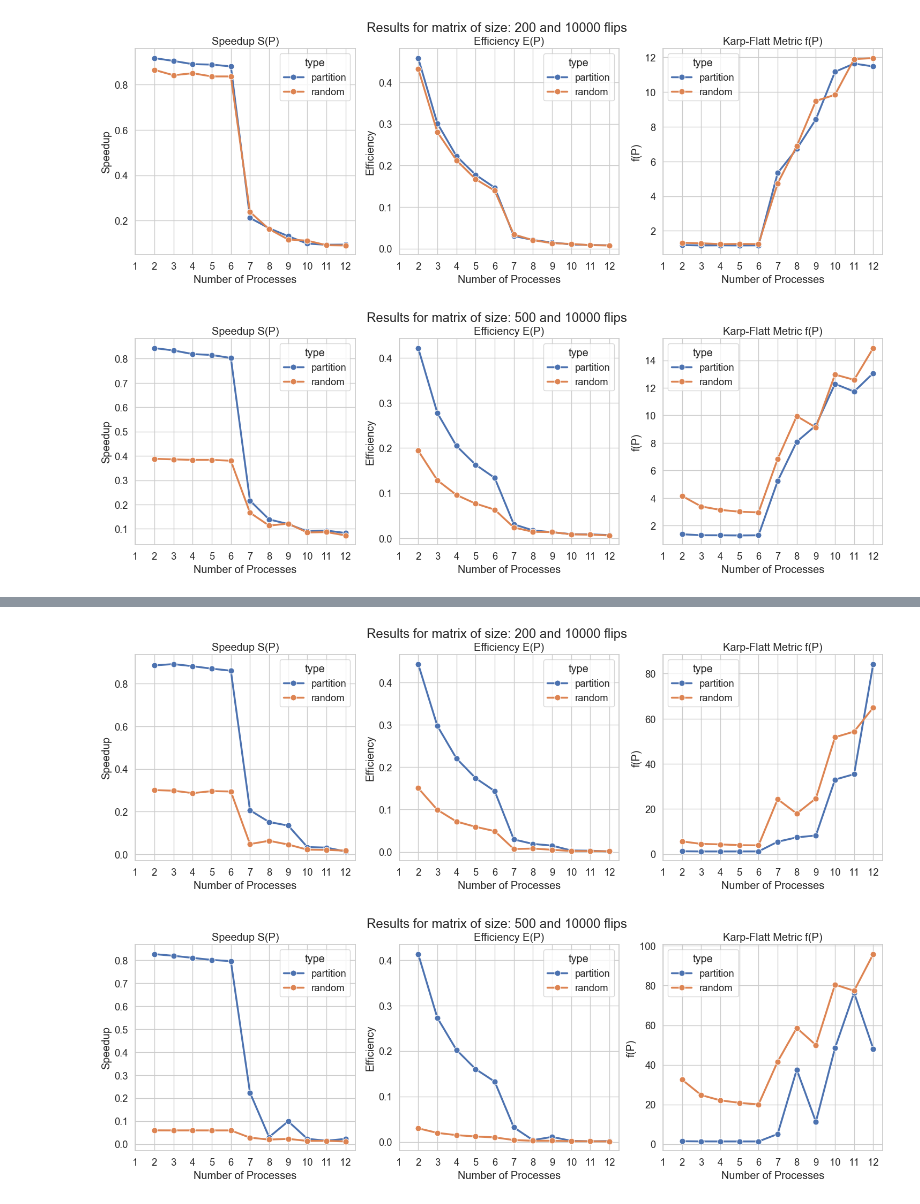
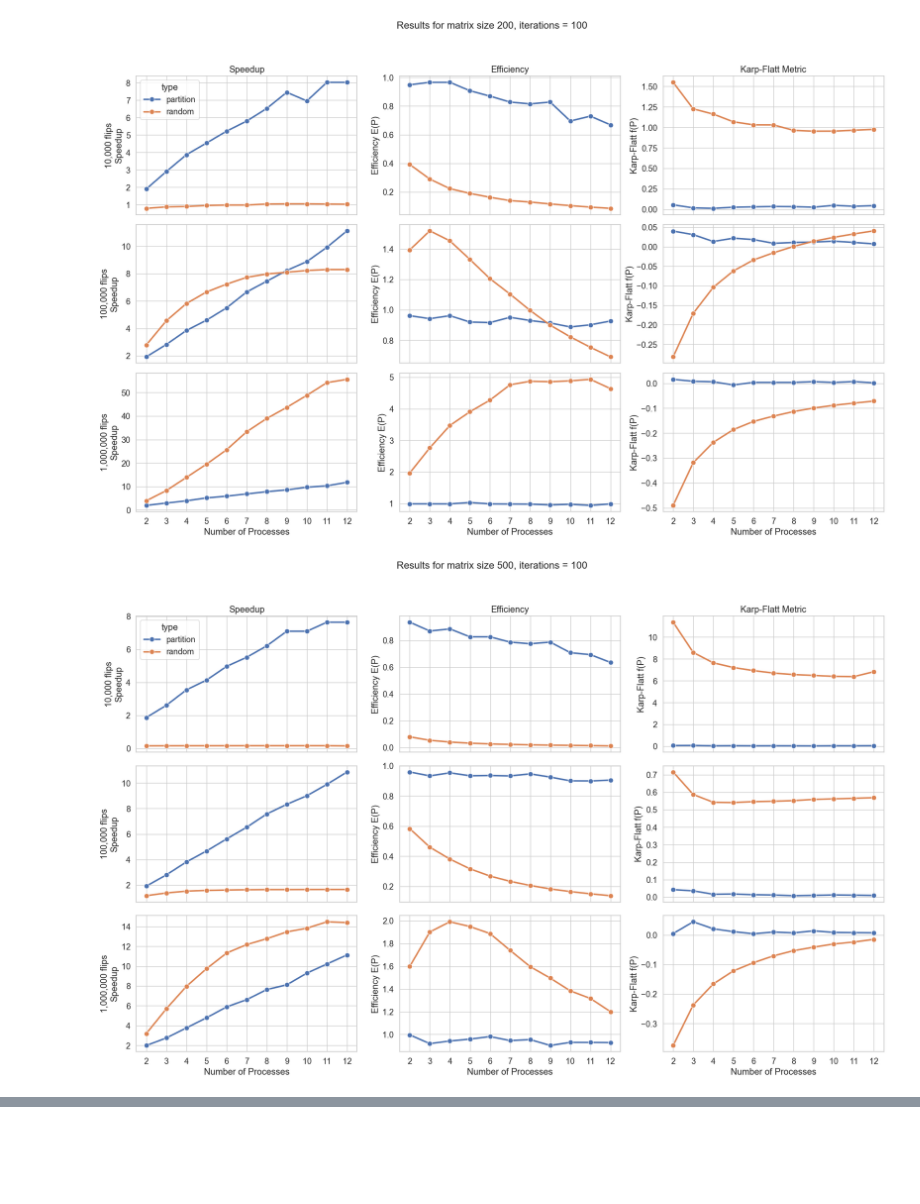
Before and after one commit to mnozkiewicz/Ising-Model, a Jupyter notebook: notebooks/metrics.ipynb, the cells around one changed output, grey strips where cells are left out. Saved outputs shown, nothing was run; the diff lists cells and outputs as text; code cells hidden in the pictures; blank space fills up the shorter version.

Commit message:
Better metrics

```diff
--- a/notebooks/metrics.ipynb
+++ b/notebooks/metrics.ipynb
@@ -3,4 +3,4 @@ import matplotlib.pyplot as plt
 import pandas as pd
 import seaborn as sns
 
-df = pd.read_csv("../ising_times_new.csv")
+df = pd.read_csv("../ising_times_clean_python.csv")
@@ -23,46 +7,70 @@ df
 # %%
 import matplotlib.pyplot as plt
 import pandas as pd
 import seaborn as sns
 
-df = pd.read_csv("../ising_times_new.csv")
 
-def plot_line(rest: pd.DataFrame, y: str, y_label: str, title: str, ax):
-
+def plot_line(rest: pd.DataFrame, y: str, y_label: str, ax):
     sns.lineplot(
-        data=rest, x="nproc", y=y,
-        marker="o", linewidth=2.5, markersize=8, ax=ax, hue='type'
+        data=rest,
+        x="nproc",
+        y=y,
+        marker="o",
+        linewidth=2.5,
+        markersize=8,
+        ax=ax,
+        hue="type",
+        legend=ax is axes[0, 0]  # show legend only once
     )
-    ax.set_title(title)
     ax.set_ylabel(y_label)
     ax.set_xlabel("Number of Processes")
-    ax.set_xticks(df["nproc"].unique())
+    ax.set_xticks(rest["nproc"].unique())
 
 
 grid_sizes = [200, 500]
-total_flips = [10000, 100000]
+total_flips = [10000, 100000, 1000000]
+
+sns.set_theme(style="whitegrid", font_scale=1.2)
+
 for iters in [100, 1000]:
-    for flip_count in total_flips:
-        for grid_size in grid_sizes:
-            per_proc_time = df[(df["grid_size"] == grid_size) & (df["total_flips"] == flip_count) & ((df["iters"] == iters) | (df["iters"] == 1))]
+    for grid_size in grid_sizes:
+
+        fig, axes = plt.subplots(3, 3, figsize=(18, 12), sharex=True)
+        fig.suptitle(
+            f"Results for matrix size {grid_size}, iterations = {iters}",
+            fontsize=16
+        )
+
+        for row, flip_count in enumerate(total_flips):
+
+            per_proc_time = df[
+                (df["grid_size"] == grid_size)
+                & (df["total_flips"] == flip_count)
+                & ((df["iters"] == iters) | (df["iters"] == 1))
+            ]
 
             one_proc = per_proc_time["nproc"] == 1
-            base_time = per_proc_time[one_proc]["time_sec"].iloc[0].item()
+            base_time = per_proc_time.loc[one_proc, "time_sec"].iloc[0]
 
-            rest = per_proc_time[~one_proc].copy()
+            rest = per_proc_time.loc[~one_proc].copy()
             rest["SP"] = base_time / rest["time_sec"]
             rest["EP"] = rest["SP"] / rest["nproc"]
-            rest["fp"] = (1/rest["SP"] - (1/rest["nproc"])) / (1 - (1/rest["nproc"]))
+            rest["fp"] = (1 / rest["SP"] - 1 / rest["nproc"]) / (1 - 1 / rest["nproc"])
 
-            sns.set_theme(style="whitegrid", font_scale=1.2)
-            fig, axes = plt.subplots(1, 3, figsize=(18,5))
+            plot_line(rest, "SP", "Speedup S(P)", axes[row, 0])
+            plot_line(rest, "EP", "Efficiency E(P)", axes[row, 1])
+            plot_line(rest, "fp", "Karp-Flatt f(P)", axes[row, 2])
 
-            fig.suptitle(f"Results for matrix of size: {grid_size} and {flip_count} flips")
-            plot_line(rest, "SP", "Speedup", "Speedup S(P)", axes[0])
-            plot_line(rest, "EP", "Efficiency", "Efficiency E(P)", axes[1])
-            plot_line(rest, "fp", "f(P)", "Karp-Flatt Metric f(P)", axes[2])
+            # Row label (flip count)
+            axes[row, 0].set_ylabel(f"{flip_count:,} flips\nSpeedup")
 
-            plt.show()
+        # Column titles
+        axes[0, 0].set_title("Speedup")
+        axes[0, 1].set_title("Efficiency")
+        axes[0, 2].set_title("Karp-Flatt Metric")
+
+        plt.tight_layout(rect=[0, 0, 1, 0.95])
+        plt.show()
 # %% [output]
-[figure, old version]
+[figure, new version]
-[figure, old version]
+[figure, new version]
@@ -71,2 +78,0 @@ for iters in [100, 1000]:
-[figure, removed]
-[figure, removed]
```
Also changed, not shown: parts of 3 cells of this notebook, 3 other files.
